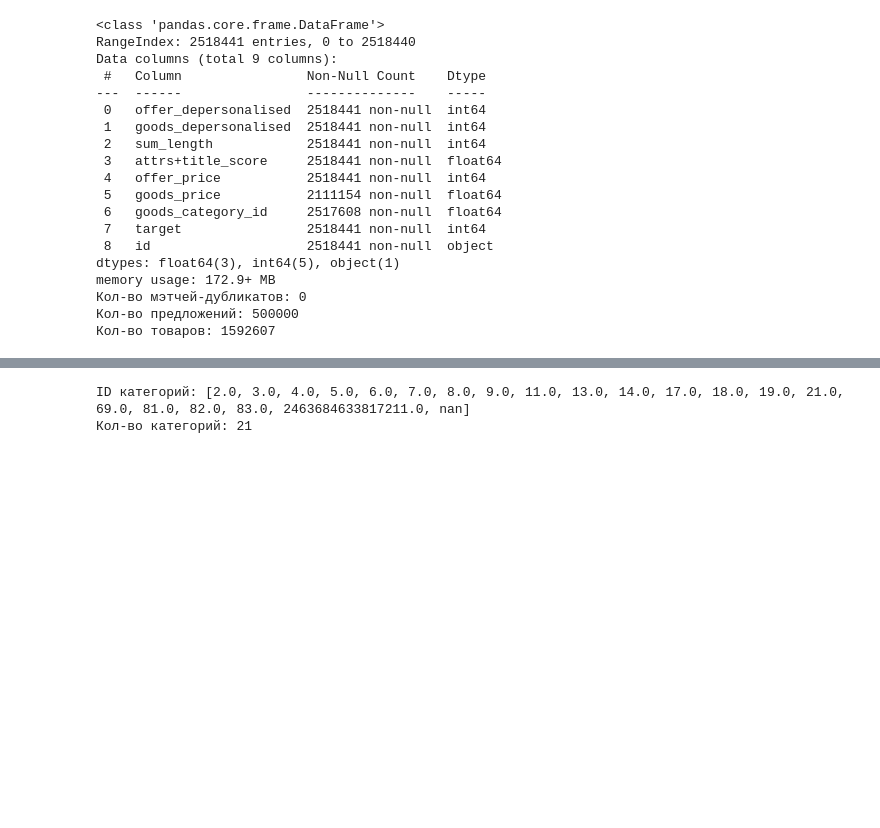
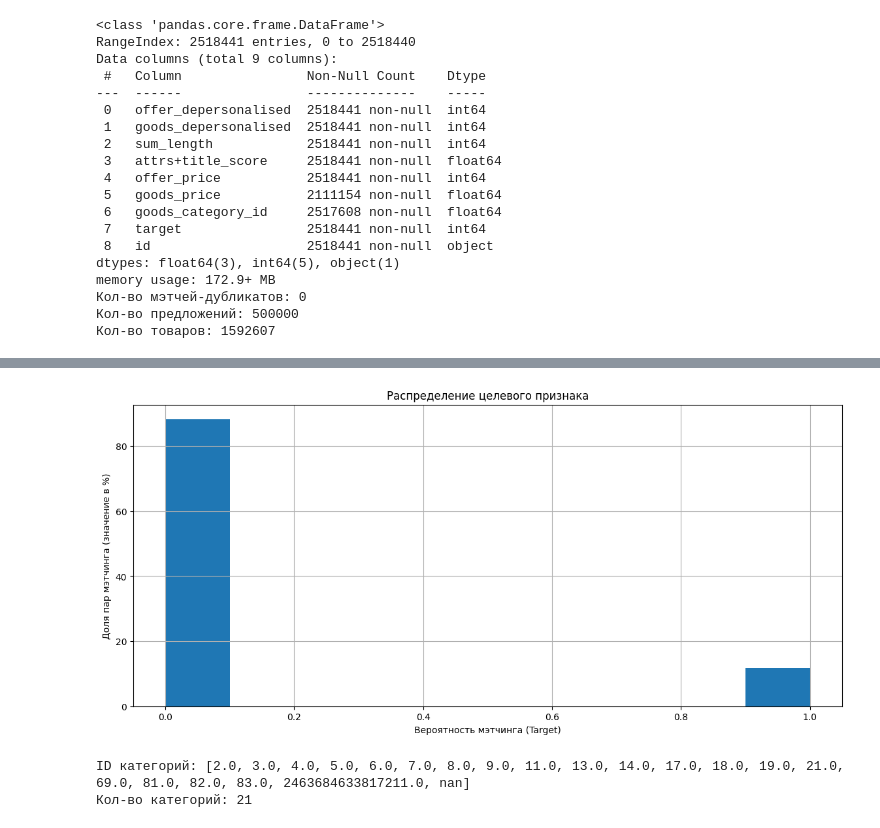
Before and after one commit to Danspers/Samokat.tech-Matching, a Jupyter notebook: Samokat.tech-Matching.ipynb, the cells around one changed output, grey strips where cells are left out. Cells and saved outputs as stored; diff of their text form; code cells hidden in the pictures; blank space fills up the shorter version.

```diff
--- a/Samokat.tech-Matching.ipynb
+++ b/Samokat.tech-Matching.ipynb
@@ -148,3 +166,12 @@ memory usage: 172.9+ MB
+# %%
+# целевой признак
+train_df['target'].hist(figsize=FIGSIZE, weights=np.ones(len(train_df))/len(train_df)*100)
+plt.title('Распределение целевого признака')
+plt.ylabel('Доля пар мэтчинга (значение в %)')
+plt.xlabel('Вероятность мэтчинга (Target)')
+plt.show()
+# %% [output]
+[figure, added]
 # %%
 # категории товаров
 #train_df['goods_category_id'] = train_df['goods_category_id'].astype('Int64')
```
Also changed, not shown: parts of 5 cells of this notebook.
